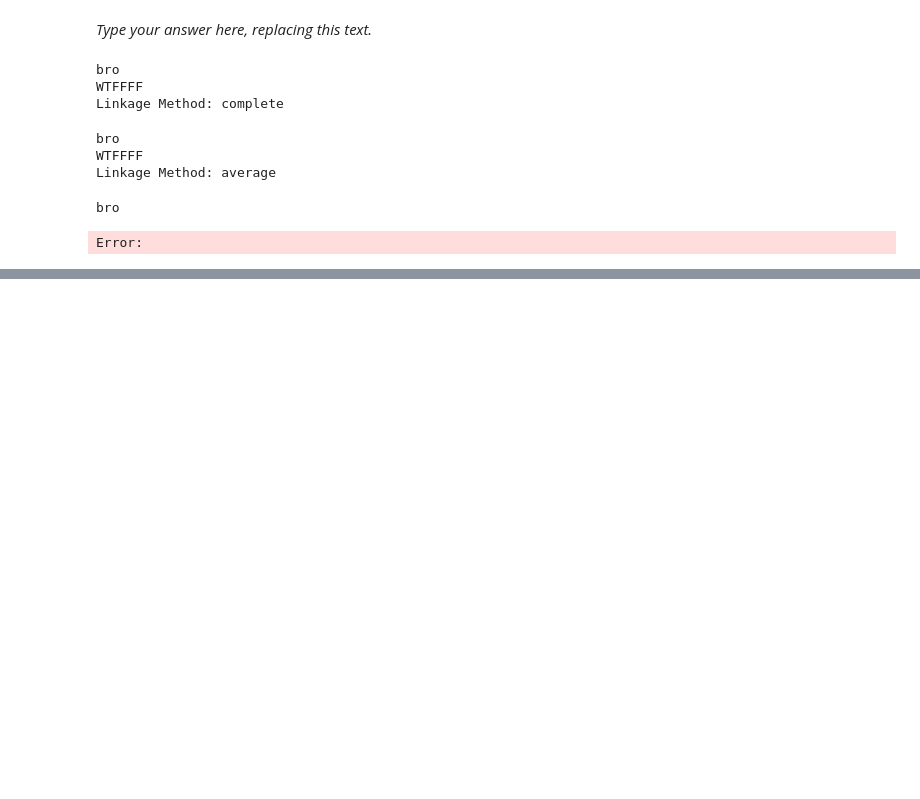
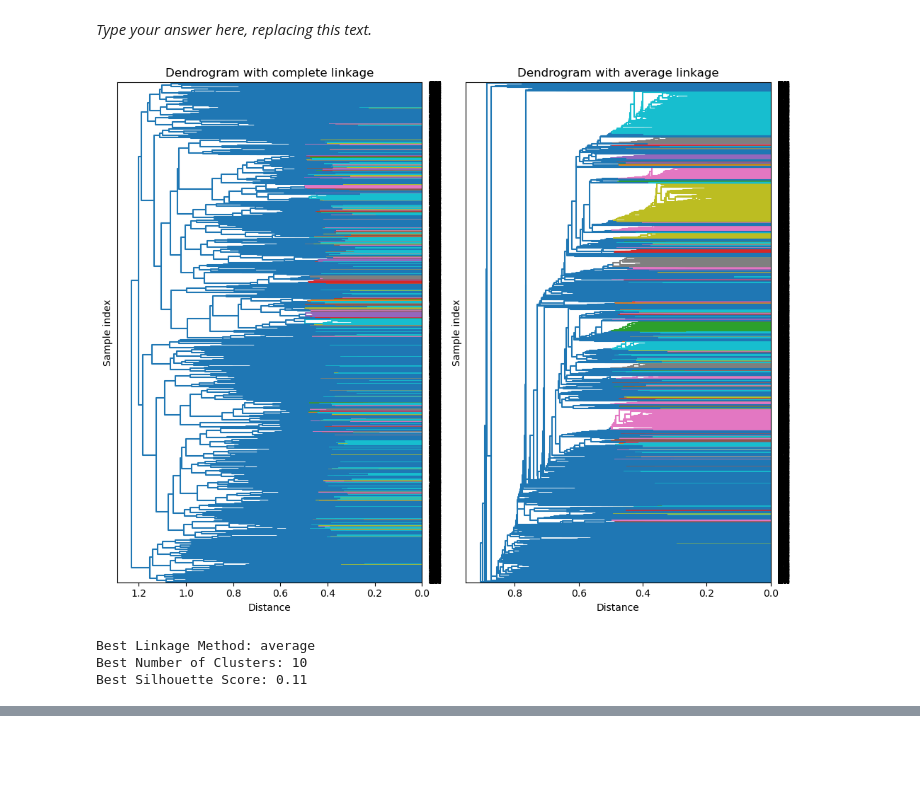
Before and after one commit to Hanson-Sun/cpsc330-hw6, a Jupyter notebook: hw6.ipynb, the cells around one changed output, grey strips where cells are left out. Drawn from its saved outputs; the diff is of its cells as text; code cells hidden in the pictures; blank space fills up the shorter version.

```diff
--- a/hw6.ipynb
+++ b/hw6.ipynb
@@ -1070,48 +1074,44 @@ final_max_clusters = -1
 final_cluster_labels = None
 final_linkage_method = None
 
-fig, axes = plt.subplots(2, 2, figsize=(15, 10))
-linkage_methods = ["complete", "average", "single"]  # ward won't work with cosine
+fig, axes = plt.subplots(1, 2, figsize=(10, 8))
+linkage_methods = ["complete", "average"]  # ward won't work with cosine
 
 def compute_silhouette(dendro, max_clusters):
     hier_labels = fcluster(dendro, max_clusters, criterion='maxclust')
     if len(set(hier_labels)) > 1:
         silhouette = sk_silhouette_score(emb_recipe_df, hier_labels)
         return silhouette, max_clusters, hier_labels
     return -1, max_clusters, None
 
 for ax, linkage_method in zip(axes.flatten(), tqdm(linkage_methods, desc="Linkage Methods")):
     dendro = linkage(emb_recipe_df, method=linkage_method, metric='cosine')
 
     dendrogram(dendro, color_threshold=0.5, orientation='left', p=50, ax=ax)
     ax.set_title(f"Dendrogram with {linkage_method} linkage")
     ax.set_xlabel('Distance')
     ax.set_ylabel('Sample index')
 
-    results = Parallel(n_jobs=-1)(delayed(compute_silhouette)(dendro, max_clusters) for max_clusters in tqdm(range(1, 10), desc=f"Clusters for {linkage_method}", leave=False))
+    results = Parallel(n_jobs=-1)(delayed(compute_silhouette)(dendro, max_clusters) for max_clusters in np.arange(10, 50))
 
     for silhouette, max_clusters, hier_labels in results:
         if silhouette > final_silhouette:
             final_silhouette = silhouette
             final_max_clusters = max_clusters
             final_cluster_labels = hier_labels
             final_linkage_method = linkage_method
 
 plt.tight_layout()
 plt.show()
 
 print(f"Best Linkage Method: {final_linkage_method}")
 print(f"Best Number of Clusters: {final_max_clusters}")
 print(f"Best Silhouette Score: {final_silhouette:.2f}")
 # %% [output]
+[figure, added]
-bro
-WTFFFF
-Linkage Method: complete
+Best Linkage Method: average
+Best Number of Clusters: 10
+Best Silhouette Score: 0.11
-bro
-WTFFFF
-Linkage Method: average
-bro
-Error:
 # %%
 dendro = linkage(emb_recipe_df, method='average', metric='cosine')
 dendrogram(dendro, color_threshold=0.5, orientation='left')
```
Also changed, not shown: parts of 14 cells of this notebook, 1 other file.
